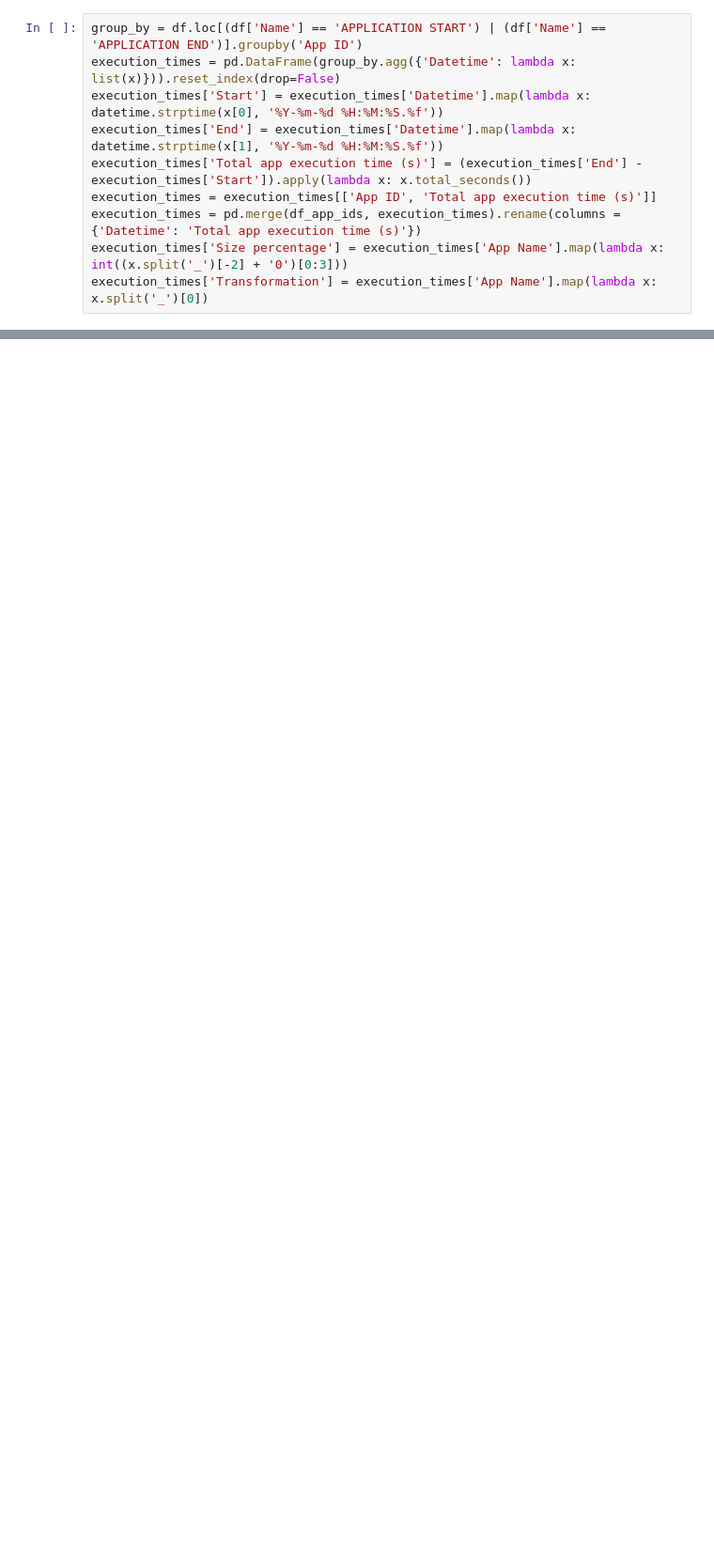
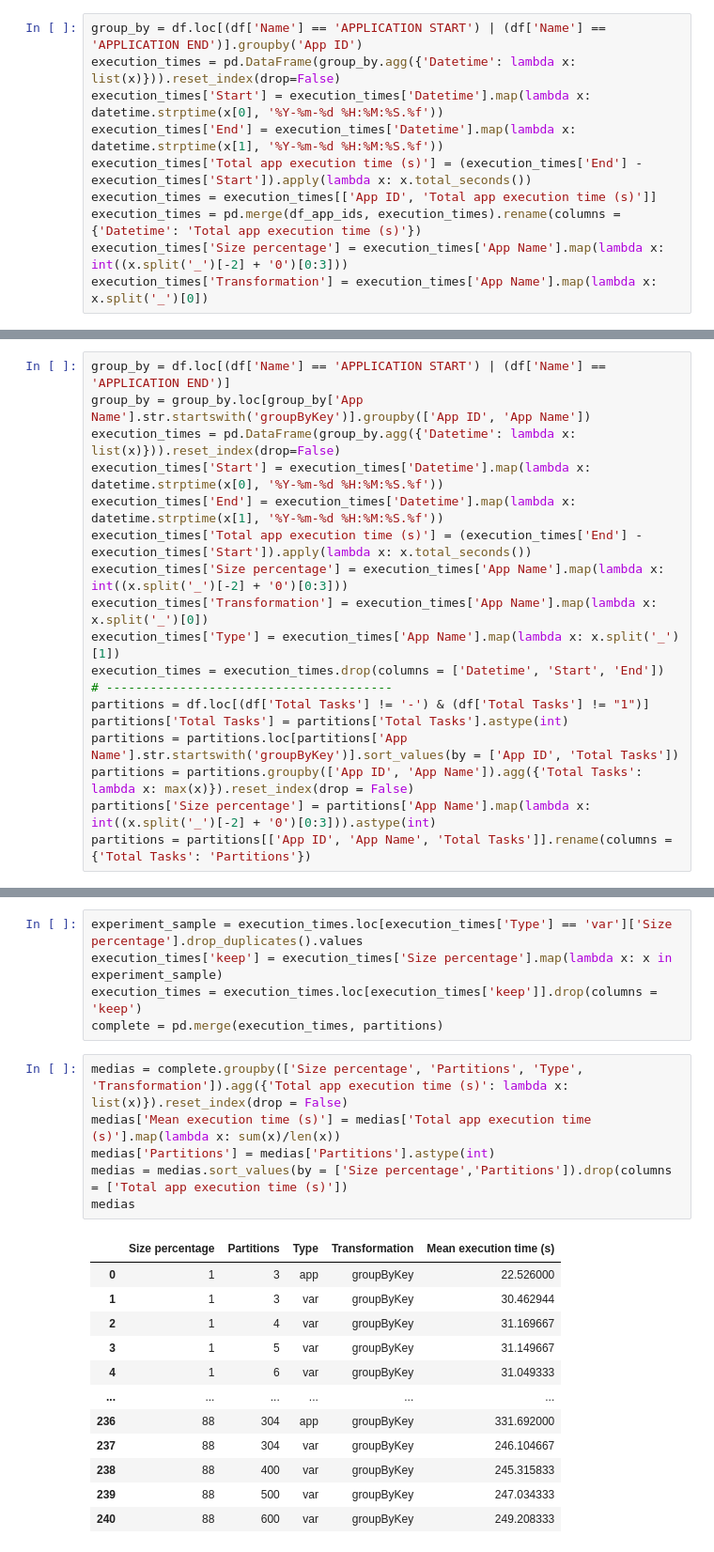
Before and after one commit to sargar19/trabajo-fin-de-grado, a Jupyter notebook: notebooks/Experimento 3.ipynb, the cells around one changed output, grey strips where cells are left out. Shown at 94% size. Drawn from its saved outputs; the diff is of its cells as text; blank space fills up the shorter version.

```diff
--- a/notebooks/Experimento 3.ipynb
+++ b/notebooks/Experimento 3.ipynb
@@ -28,0 +167,18 @@ execution_times['Transformation'] = execution_times['App Name'].map(lambda x: x.
+# %%
+group_by = df.loc[(df['Name'] == 'APPLICATION START') | (df['Name'] == 'APPLICATION END')]
+group_by = group_by.loc[group_by['App Name'].str.startswith('groupByKey')].groupby(['App ID', 'App Name'])
+execution_times = pd.DataFrame(group_by.agg({'Datetime': lambda x: list(x)})).reset_index(drop=False)
+execution_times['Start'] = execution_times['Datetime'].map(lambda x: datetime.strptime(x[0], '%Y-%m-%d %H:%M:%S.%f'))
+execution_times['End'] = execution_times['Datetime'].map(lambda x: datetime.strptime(x[1], '%Y-%m-%d %H:%M:%S.%f'))
+execution_times['Total app execution time (s)'] = (execution_times['End'] - execution_times['Start']).apply(lambda x: x.total_seconds())
+execution_times['Size percentage'] = execution_times['App Name'].map(lambda x: int((x.split('_')[-2] + '0')[0:3]))
+execution_times['Transformation'] = execution_times['App Name'].map(lambda x: x.split('_')[0])
+execution_times['Type'] = execution_times['App Name'].map(lambda x: x.split('_')[1])
+execution_times = execution_times.drop(columns = ['Datetime', 'Start', 'End'])
+# ---------------------------------------
+partitions = df.loc[(df['Total Tasks'] != '-') & (df['Total Tasks'] != "1")]
+partitions['Total Tasks'] = partitions['Total Tasks'].astype(int)
+partitions = partitions.loc[partitions['App Name'].str.startswith('groupByKey')].sort_values(by = ['App ID', 'Total Tasks'])
+partitions = partitions.groupby(['App ID', 'App Name']).agg({'Total Tasks': lambda x: max(x)}).reset_index(drop = False)
+partitions['Size percentage'] = partitions['App Name'].map(lambda x: int((x.split('_')[-2] + '0')[0:3])).astype(int)
+partitions = partitions[['App ID', 'App Name', 'Total Tasks']].rename(columns = {'Total Tasks': 'Partitions'})
@@ -28,0 +191,24 @@ execution_times['Transformation'] = execution_times['App Name'].map(lambda x: x.
+# %%
+experiment_sample = execution_times.loc[execution_times['Type'] == 'var']['Size percentage'].drop_duplicates().values
+execution_times['keep'] = execution_times['Size percentage'].map(lambda x: x in experiment_sample)
+execution_times = execution_times.loc[execution_times['keep']].drop(columns = 'keep')
+complete = pd.merge(execution_times, partitions)
+# %%
+medias = complete.groupby(['Size percentage', 'Partitions', 'Type', 'Transformation']).agg({'Total app execution time (s)': lambda x: list(x)}).reset_index(drop = False)
+medias['Mean execution time (s)'] = medias['Total app execution time (s)'].map(lambda x: sum(x)/len(x))
+medias['Partitions'] = medias['Partitions'].astype(int)
+medias = medias.sort_values(by = ['Size percentage','Partitions']).drop(columns = ['Total app execution time (s)'])
+medias
+# %% [output]
+|  | Size percentage | Partitions | Type | Transformation | Mean execution time (s) |
+| 0 | 1 | 3 | app | groupByKey | 22.526000 |
+| 1 | 1 | 3 | var | groupByKey | 30.462944 |
+| 2 | 1 | 4 | var | groupByKey | 31.169667 |
+| 3 | 1 | 5 | var | groupByKey | 31.149667 |
+| 4 | 1 | 6 | var | groupByKey | 31.049333 |
+| ... | ... | ... | ... | ... | ... |
+| 236 | 88 | 304 | app | groupByKey | 331.692000 |
+| 237 | 88 | 304 | var | groupByKey | 246.104667 |
+| 238 | 88 | 400 | var | groupByKey | 245.315833 |
+| 239 | 88 | 500 | var | groupByKey | 247.034333 |
+| 240 | 88 | 600 | var | groupByKey | 249.208333 |
```
Also changed, not shown: parts of 12 cells of this notebook, 1 other file.
